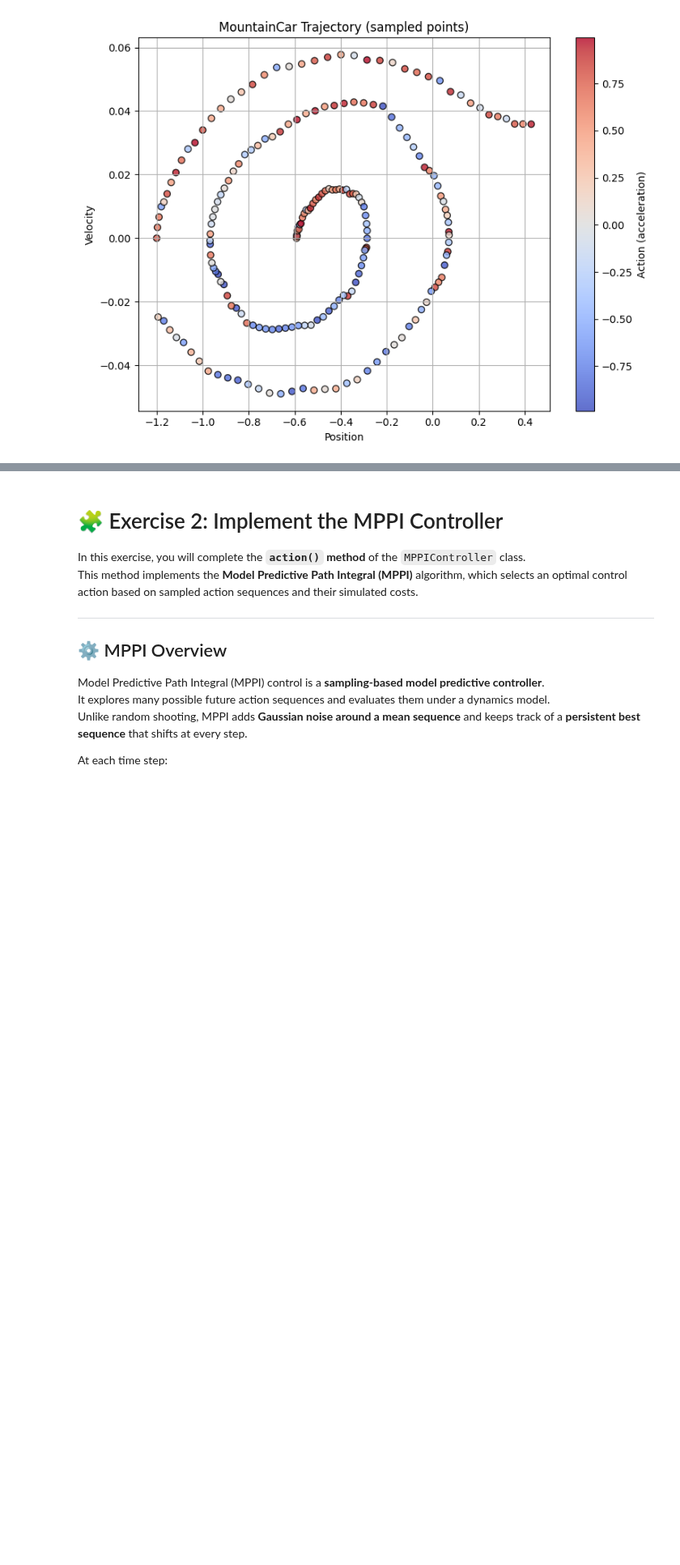
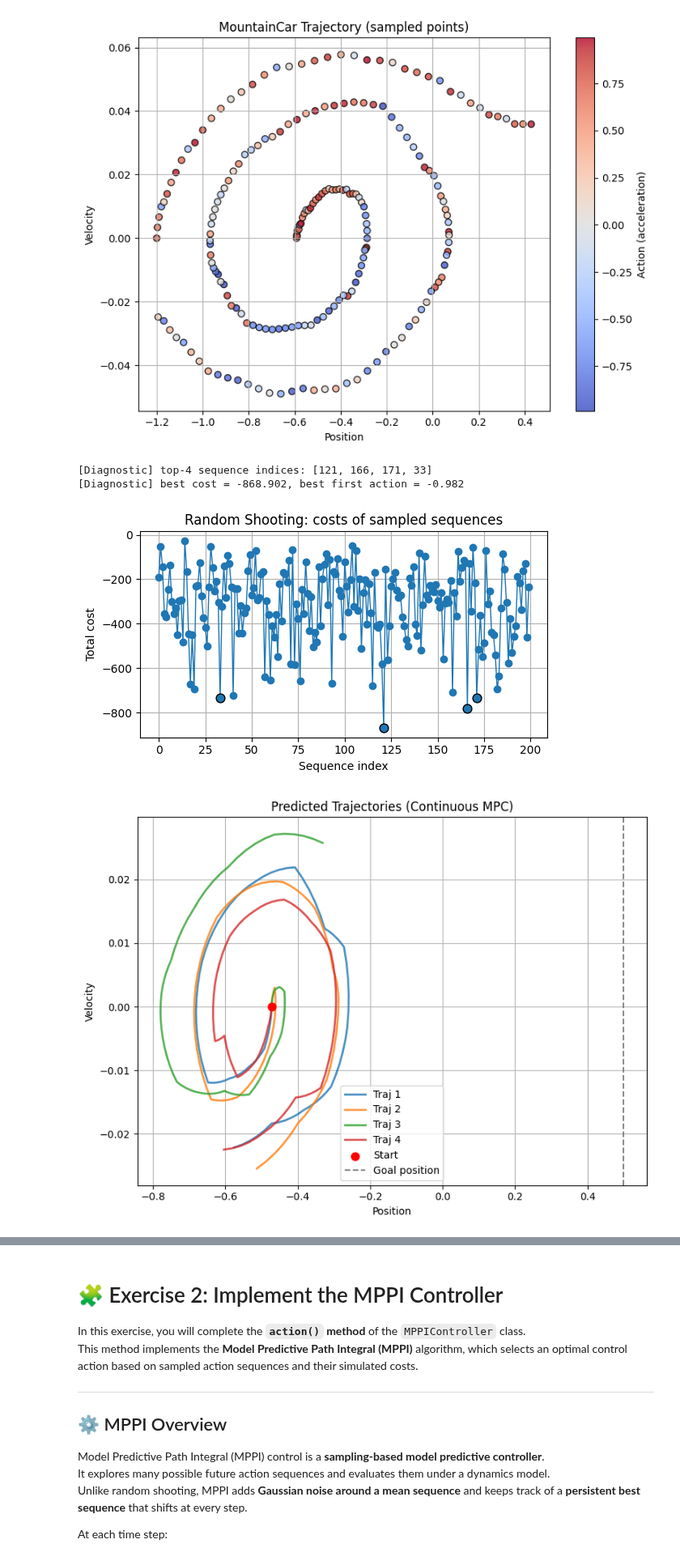
Before and after one commit to ddcreating/RL_code, a Jupyter notebook: lab9_mountain_optimal.ipynb, the cells around one changed output, grey strips where cells are left out. Shown at 81% size. Cells and saved outputs as stored; diff of their text form; code cells hidden in the pictures; blank space fills up the shorter version.

```diff
--- a/lab9_mountain_optimal.ipynb
+++ b/lab9_mountain_optimal.ipynb
@@ -289,3 +289,49 @@ def plot_trajectory(trajectory, step=5):
 plot_trajectory(trajectory, step=1)
 # %% [output]
 [figure]
+# %%
+# --- Step diagnostic for "how random shooting picks the best action" ---
+
+def random_shooting_diagnostic(state, H=80, N_seq=200, repeat=5, topk=5):
+    # sample candidate sequences exactly as MPC does
+    if repeat > 1:
+        H_blocks = int(np.ceil(H / repeat))
+        U_blocks = np.random.uniform(-1.0, 1.0, size=(N_seq, H_blocks))
+        U = np.repeat(U_blocks, repeats=repeat, axis=1)[:, :H]
+    else:
+        U = np.random.uniform(-1.0, 1.0, size=(N_seq, H))
+
+    # rollout & compute costs
+    all_traj, J = roll_out_n_trajectories(np.asarray(state, float), U)
+
+    order = np.argsort(J)
+    best_idx = order[:topk]
+    best_seq  = U[order[0]]
+    best_cost = J[order[0]]
+    best_a0   = float(np.clip(best_seq[0], -1, 1))
+
+    print(f"[Diagnostic] top-{topk} sequence indices:", best_idx.tolist())
+    print(f"[Diagnostic] best cost = {best_cost:.3f}, best first action = {best_a0:.3f}")
+
+    # simple cost plot
+    plt.figure(figsize=(6,3.5))
+    plt.plot(J, marker='o', lw=1)
+    plt.scatter(best_idx, J[best_idx], s=60, edgecolors='k', zorder=5)
+    plt.xlabel("Sequence index"); plt.ylabel("Total cost")
+    plt.title("Random Shooting: costs of sampled sequences")
+    plt.grid(True); plt.tight_layout(); plt.show()
+
+    # (Optional) plot the top-k predicted trajectories
+    best_traj = [all_traj[i] for i in best_idx]
+    plot_trajectories(state, best_traj)
+
+    return best_a0, best_cost, best_idx, U, J
+
+# Example usage at the start state:
+obs, _ = env.reset(seed=0)
+_ = random_shooting_diagnostic(obs, H=80, N_seq=200, repeat=5, topk=4)
+# %% [output]
+[Diagnostic] top-4 sequence indices: [121, 166, 171, 33]
+[Diagnostic] best cost = -868.902, best first action = -0.982
+[figure, added]
+[figure, added]
```
Also changed, not shown: parts of 2 cells of this notebook.
